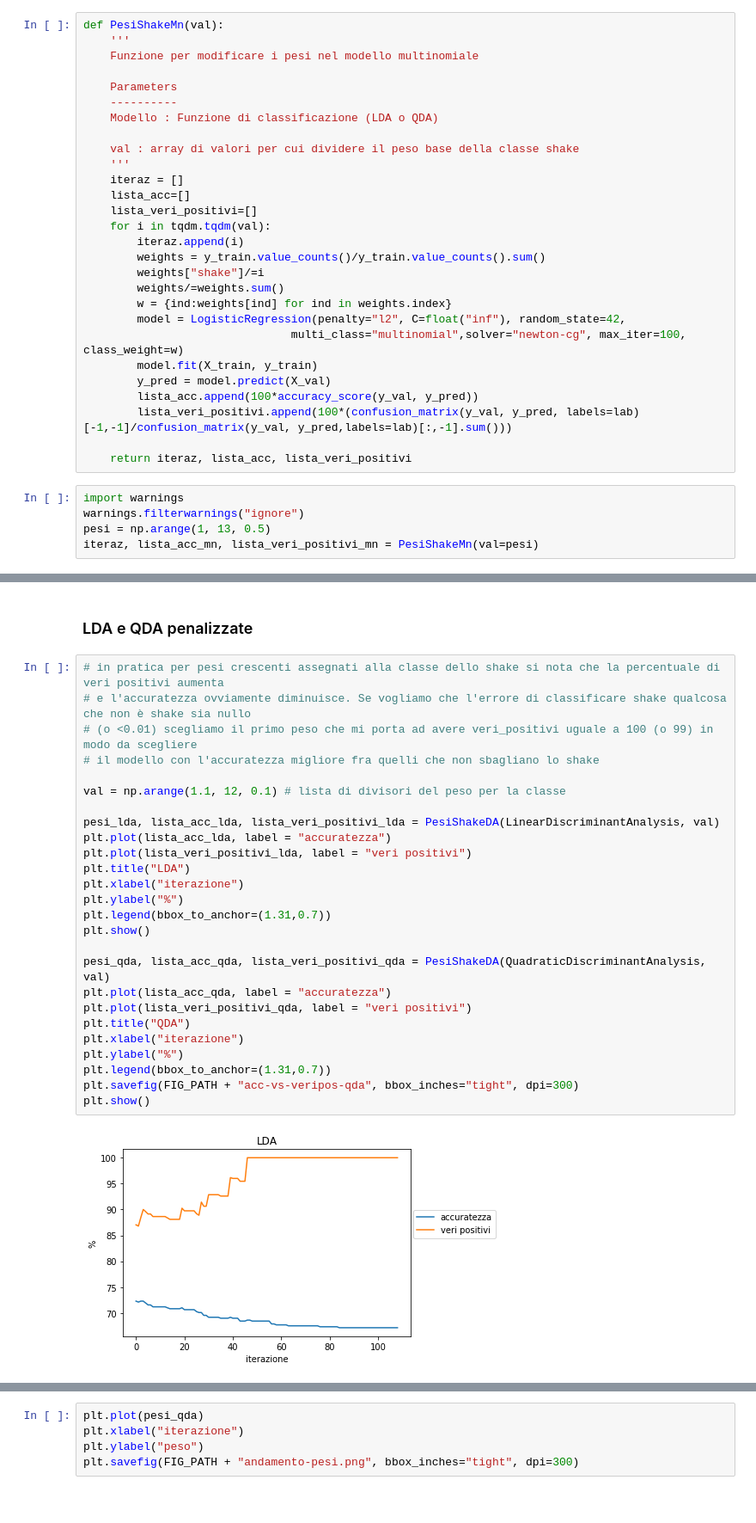
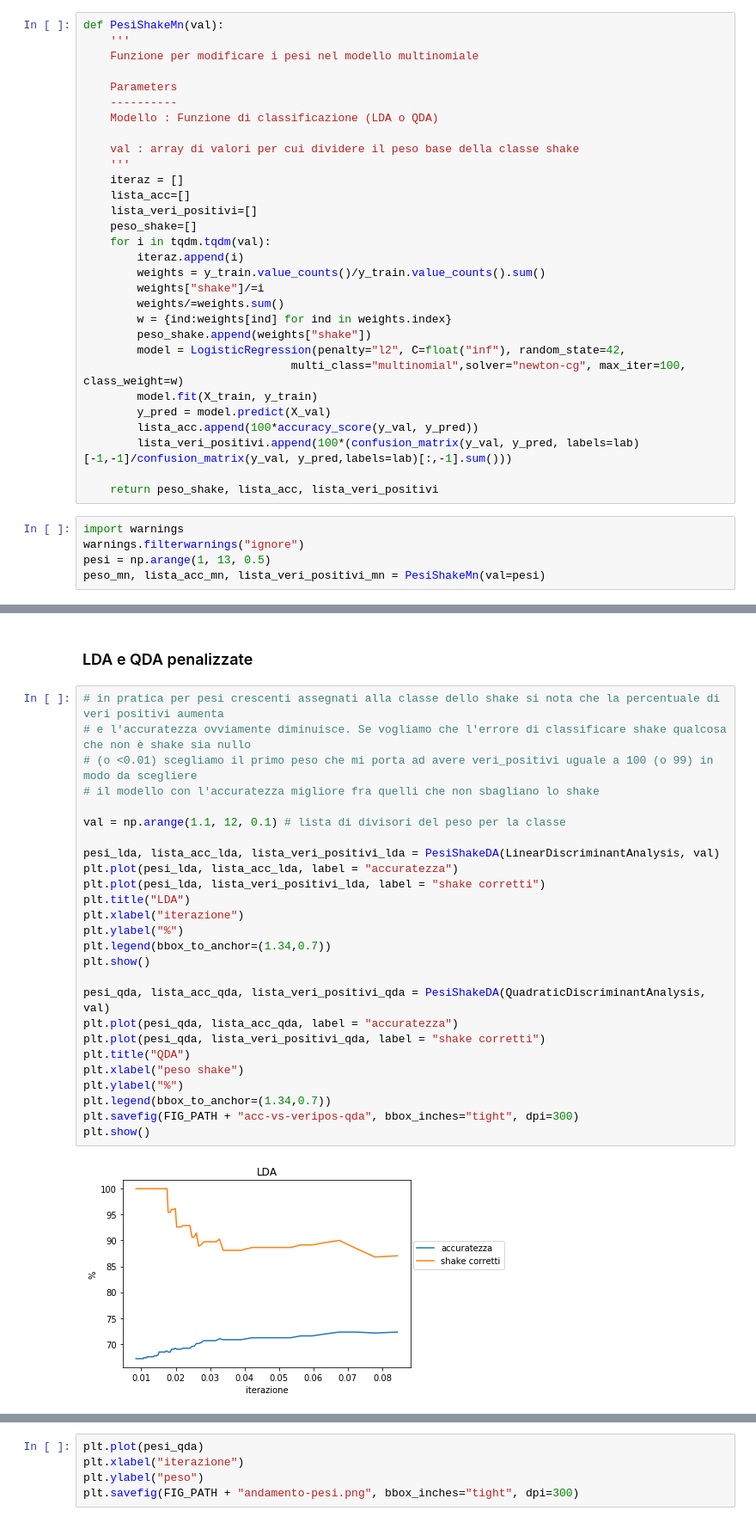
Before and after one commit to DedZago/msbd, a Jupyter notebook: Completo.ipynb, the cells around one changed output, grey strips where cells are left out. Shown at 86% size. Drawn from its saved outputs; the diff is of its cells as text.

Commit message:
pesi QDA

```diff
--- a/Completo.ipynb
+++ b/Completo.ipynb
@@ -136,12 +136,14 @@ def PesiShakeMn(val):
     iteraz = []
     lista_acc=[]
     lista_veri_positivi=[]
+    peso_shake=[]
     for i in tqdm.tqdm(val):
         iteraz.append(i)
         weights = y_train.value_counts()/y_train.value_counts().sum()
         weights["shake"]/=i
         weights/=weights.sum()
         w = {ind:weights[ind] for ind in weights.index}
+        peso_shake.append(weights["shake"])
         model = LogisticRegression(penalty="l2", C=float("inf"), random_state=42,
                                multi_class="multinomial",solver="newton-cg", max_iter=100, class_weight=w)
         model.fit(X_train, y_train)
@@ -149,9 +151,9 @@ def PesiShakeMn(val):
         lista_acc.append(100*accuracy_score(y_val, y_pred))
         lista_veri_positivi.append(100*(confusion_matrix(y_val, y_pred, labels=lab)[-1,-1]/confusion_matrix(y_val, y_pred,labels=lab)[:,-1].sum()))
 
-    return iteraz, lista_acc, lista_veri_positivi
+    return peso_shake, lista_acc, lista_veri_positivi
 # %%
 import warnings
 warnings.filterwarnings("ignore")
 pesi = np.arange(1, 13, 0.5)
-iteraz, lista_acc_mn, lista_veri_positivi_mn = PesiShakeMn(val=pesi)
+peso_mn, lista_acc_mn, lista_veri_positivi_mn = PesiShakeMn(val=pesi)
@@ -259,28 +284,28 @@ def PesiShakeDA(Modello, val):
 # %%
 # in pratica per pesi crescenti assegnati alla classe dello shake si nota che la percentuale di veri positivi aumenta
 # e l'accuratezza ovviamente diminuisce. Se vogliamo che l'errore di classificare shake qualcosa che non è shake sia nullo
 # (o <0.01) scegliamo il primo peso che mi porta ad avere veri_positivi uguale a 100 (o 99) in modo da scegliere
 # il modello con l'accuratezza migliore fra quelli che non sbagliano lo shake
 
 val = np.arange(1.1, 12, 0.1) # lista di divisori del peso per la classe
 
 pesi_lda, lista_acc_lda, lista_veri_positivi_lda = PesiShakeDA(LinearDiscriminantAnalysis, val)
-plt.plot(lista_acc_lda, label = "accuratezza")
-plt.plot(lista_veri_positivi_lda, label = "veri positivi")
+plt.plot(pesi_lda, lista_acc_lda, label = "accuratezza")
+plt.plot(pesi_lda, lista_veri_positivi_lda, label = "shake corretti")
 plt.title("LDA")
 plt.xlabel("iterazione")
 plt.ylabel("%")
-plt.legend(bbox_to_anchor=(1.31,0.7))
+plt.legend(bbox_to_anchor=(1.34,0.7))
 plt.show()
 
 pesi_qda, lista_acc_qda, lista_veri_positivi_qda = PesiShakeDA(QuadraticDiscriminantAnalysis, val)
-plt.plot(lista_acc_qda, label = "accuratezza")
-plt.plot(lista_veri_positivi_qda, label = "veri positivi")
+plt.plot(pesi_qda, lista_acc_qda, label = "accuratezza")
+plt.plot(pesi_qda, lista_veri_positivi_qda, label = "shake corretti")
 plt.title("QDA")
-plt.xlabel("iterazione")
+plt.xlabel("peso shake")
 plt.ylabel("%")
-plt.legend(bbox_to_anchor=(1.31,0.7))
+plt.legend(bbox_to_anchor=(1.34,0.7))
 plt.savefig(FIG_PATH + "acc-vs-veripos-qda", bbox_inches="tight", dpi=300)
 plt.show()
 # %% [output]
-[figure, old version]
+[figure, new version]
```
Also changed, not shown: parts of 4 cells of this notebook, 2 other files.
